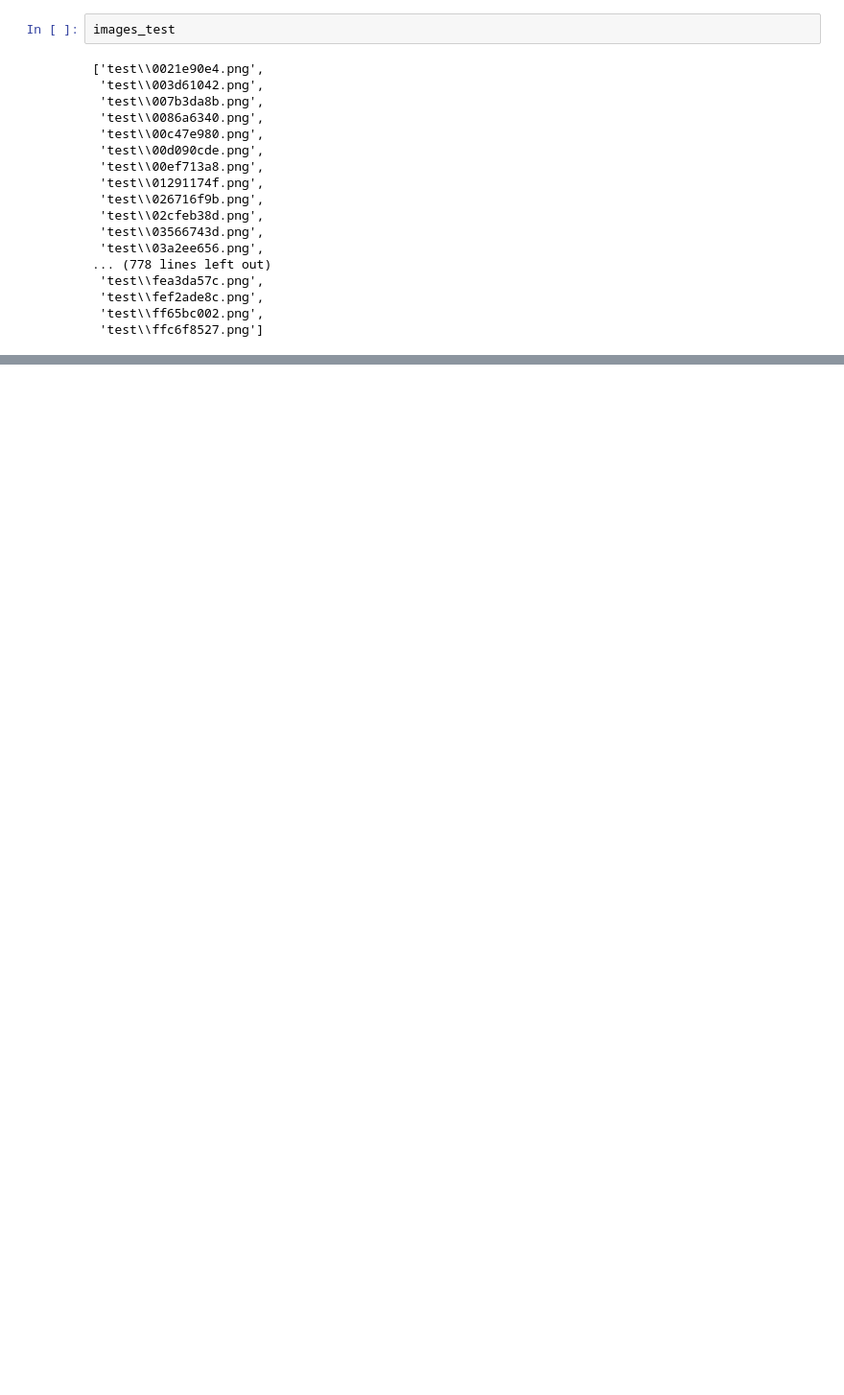
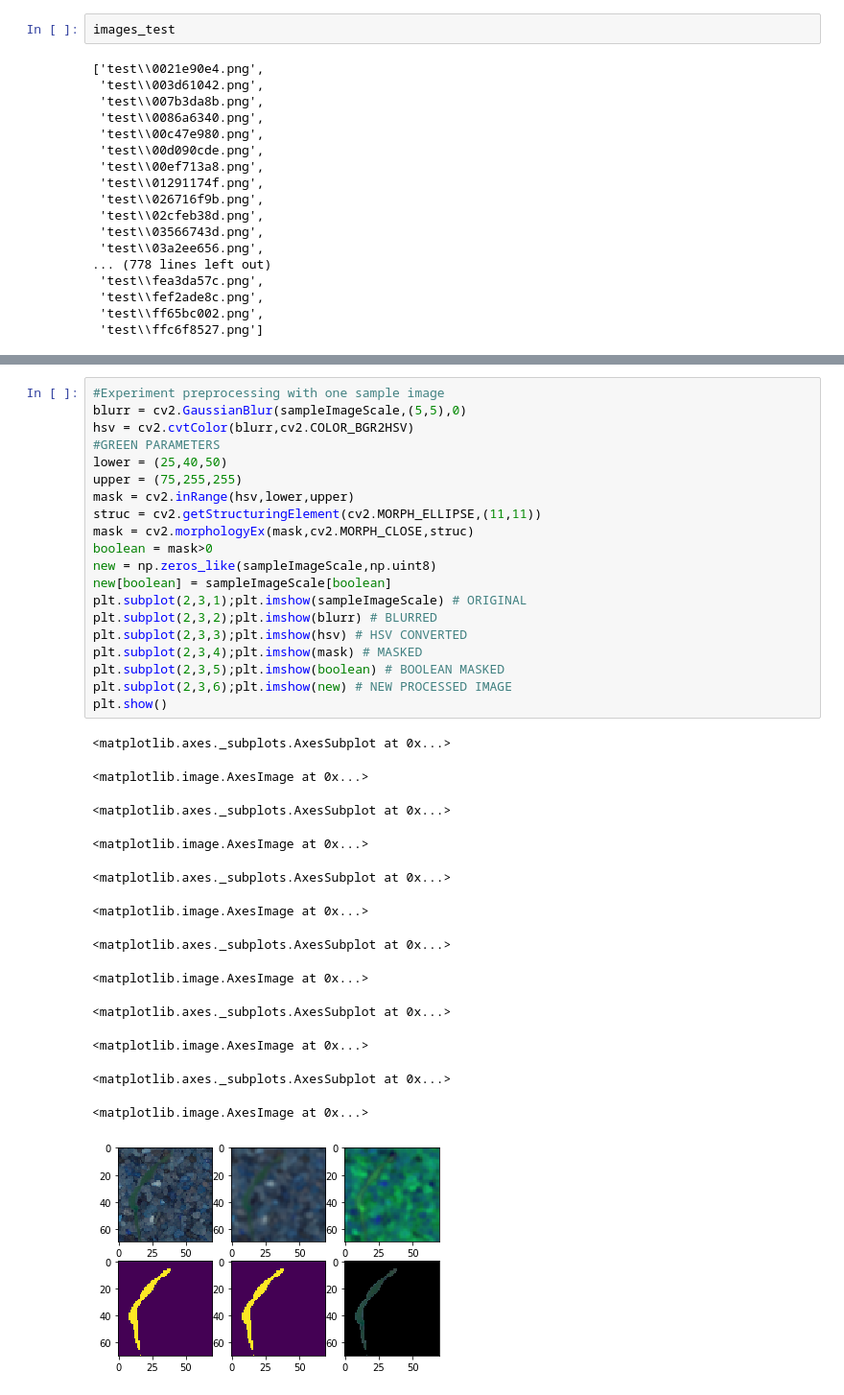
Before and after one commit to GreatLearningAIML1/bangalore-november-2018-batch-rvarun95, a Jupyter notebook: R8_External_Lab_Computervision_with_CNN_seedlings_classification_v4.ipynb, the cells around one changed output, grey strips where cells are left out. Shown: that part at 96% size. Saved outputs shown, nothing was run; the diff lists cells and outputs as text; blank space fills up the shorter version.

```diff
--- a/R8_External_Lab_Computervision_with_CNN_seedlings_classification_v4.ipynb
+++ b/R8_External_Lab_Computervision_with_CNN_seedlings_classification_v4.ipynb
@@ -554,0 +224,34 @@ result.to_csv("Prediction_v4.csv",index=False)
+# %%
+#Experiment preprocessing with one sample image
+blurr = cv2.GaussianBlur(sampleImageScale,(5,5),0)
+hsv = cv2.cvtColor(blurr,cv2.COLOR_BGR2HSV)
+#GREEN PARAMETERS
+lower = (25,40,50)
+upper = (75,255,255)
+mask = cv2.inRange(hsv,lower,upper)
+struc = cv2.getStructuringElement(cv2.MORPH_ELLIPSE,(11,11))
+mask = cv2.morphologyEx(mask,cv2.MORPH_CLOSE,struc)
+boolean = mask>0
+new = np.zeros_like(sampleImageScale,np.uint8)
+new[boolean] = sampleImageScale[boolean]
+plt.subplot(2,3,1);plt.imshow(sampleImageScale) # ORIGINAL
+plt.subplot(2,3,2);plt.imshow(blurr) # BLURRED
+plt.subplot(2,3,3);plt.imshow(hsv) # HSV CONVERTED
+plt.subplot(2,3,4);plt.imshow(mask) # MASKED
+plt.subplot(2,3,5);plt.imshow(boolean) # BOOLEAN MASKED
+plt.subplot(2,3,6);plt.imshow(new) # NEW PROCESSED IMAGE
+plt.show()
+# %% [output]
+<matplotlib.axes._subplots.AxesSubplot at 0x...>
+<matplotlib.image.AxesImage at 0x...>
+<matplotlib.axes._subplots.AxesSubplot at 0x...>
+<matplotlib.image.AxesImage at 0x...>
+<matplotlib.axes._subplots.AxesSubplot at 0x...>
+<matplotlib.image.AxesImage at 0x...>
+<matplotlib.axes._subplots.AxesSubplot at 0x...>
+<matplotlib.image.AxesImage at 0x...>
+<matplotlib.axes._subplots.AxesSubplot at 0x...>
+<matplotlib.image.AxesImage at 0x...>
+<matplotlib.axes._subplots.AxesSubplot at 0x...>
+<matplotlib.image.AxesImage at 0x...>
+[figure, added]
```
Also changed, not shown: parts of 50 cells of this notebook.
